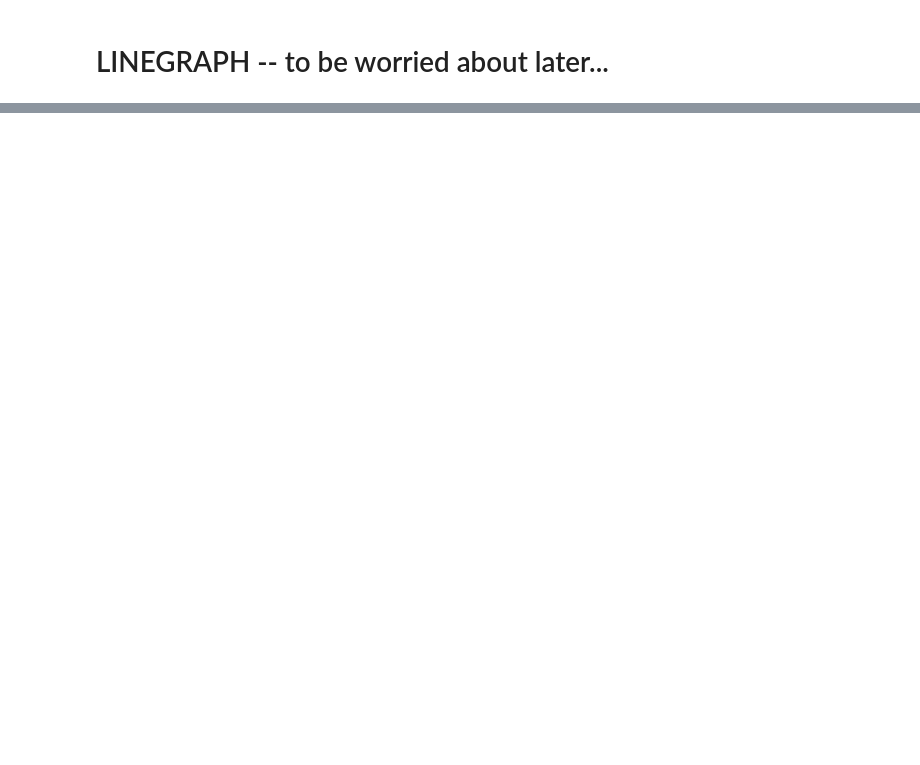
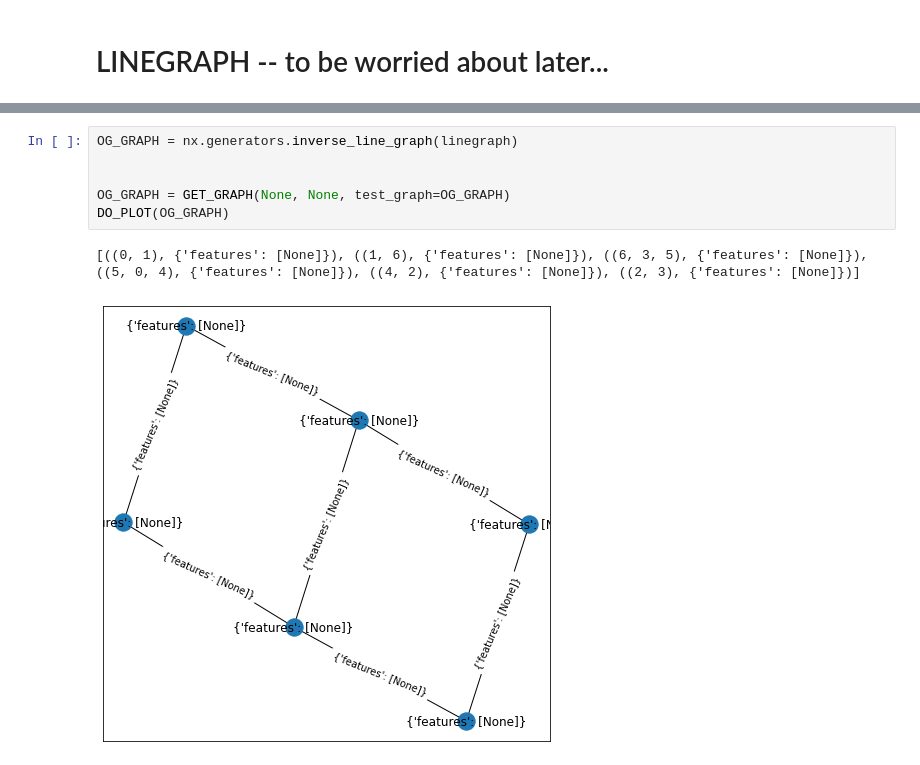
Before and after one commit to pekka-aleksi/NN-demos, a Jupyter notebook: 01 Inverting a Graph.ipynb, the cells around one changed output, grey strips where cells are left out. Cells and saved outputs as stored; diff of their text form; blank space fills up the shorter version.

```diff
--- a/01 Inverting a Graph.ipynb
+++ b/01 Inverting a Graph.ipynb
@@ -126,0 +147,9 @@ nx.draw_networkx_edges(G_linegraph, pos=pos_linegraph)
+# %%
+OG_GRAPH = nx.generators.inverse_line_graph(linegraph)
+
+
+OG_GRAPH = GET_GRAPH(None, None, test_graph=OG_GRAPH)
+DO_PLOT(OG_GRAPH)
+# %% [output]
+[((0, 1), {'features': [None]}), ((1, 6), {'features': [None]}), ((6, 3, 5), {'features': [None]}), ((5, 0, 4), {'features': [None]}), ((4, 2), {'features': [None]}), ((2, 3), {'features': [None]})]
+[figure, added]
```
Also changed, not shown: parts of 9 cells of this notebook.
